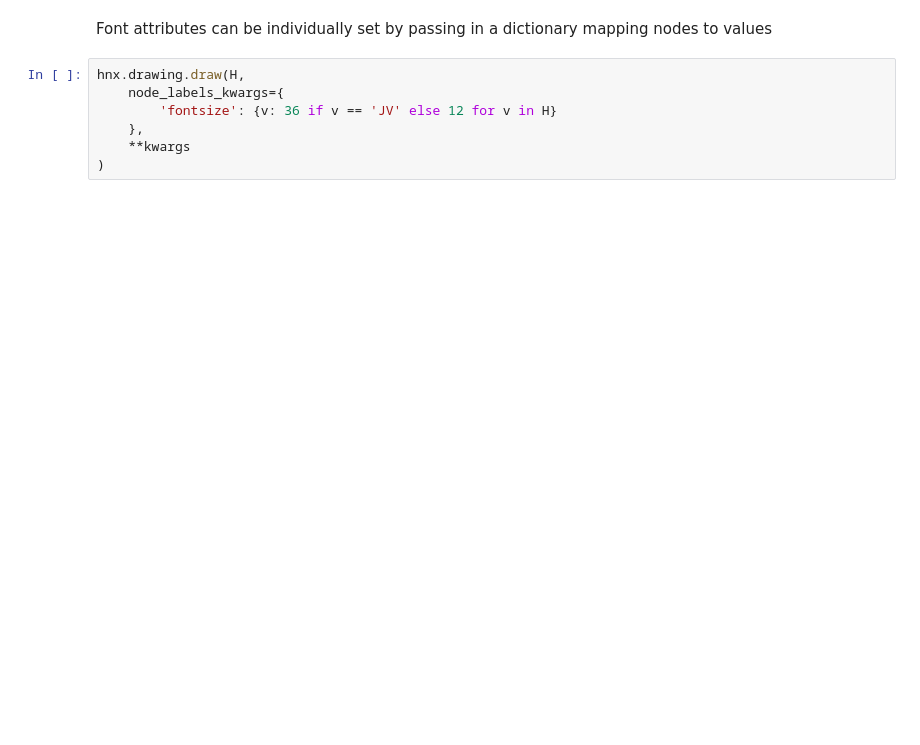
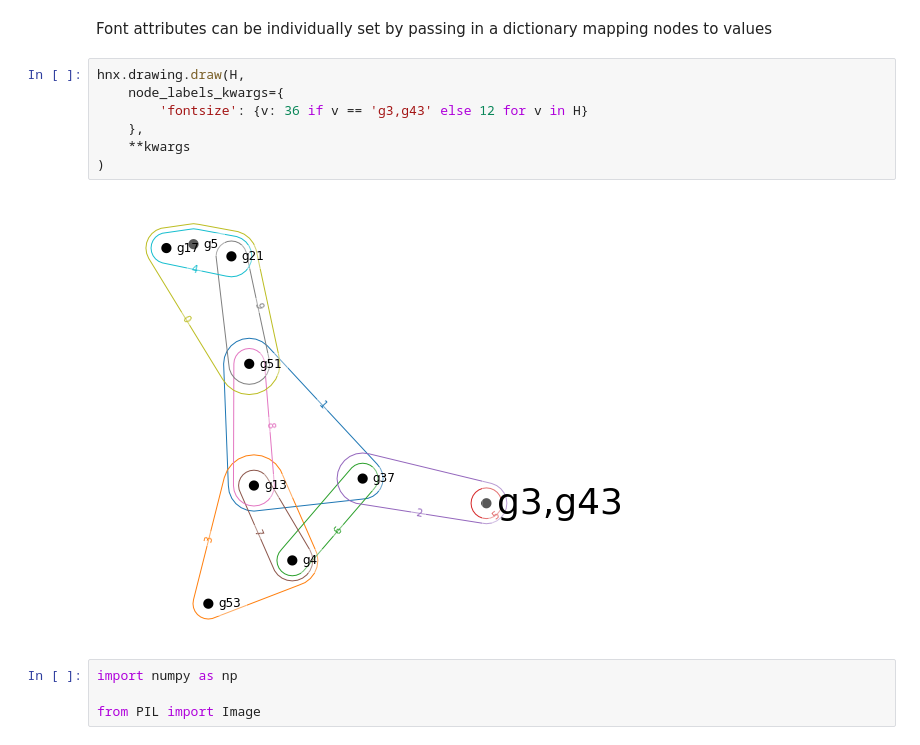
Before and after one commit to MeaquaZZ/py-Visualization-, a Jupyter notebook: PartShow.ipynb, the cells around one changed output. Cells and saved outputs as stored; diff of their text form; blank space fills up the shorter version.

```diff
--- a/PartShow.ipynb
+++ b/PartShow.ipynb
@@ -131,7 +397,13 @@ Font attributes can be individually set by passing in a dictionary mapping nodes
 # %%
 hnx.drawing.draw(H,
     node_labels_kwargs={
-        'fontsize': {v: 36 if v == 'JV' else 12 for v in H}
+        'fontsize': {v: 36 if v == 'g3,g43' else 12 for v in H}
     },
     **kwargs
 )
+# %% [output]
+[figure, added]
+# %%
+import numpy as np
+
+from PIL import Image
```
Also changed, not shown: parts of 28 cells of this notebook.
